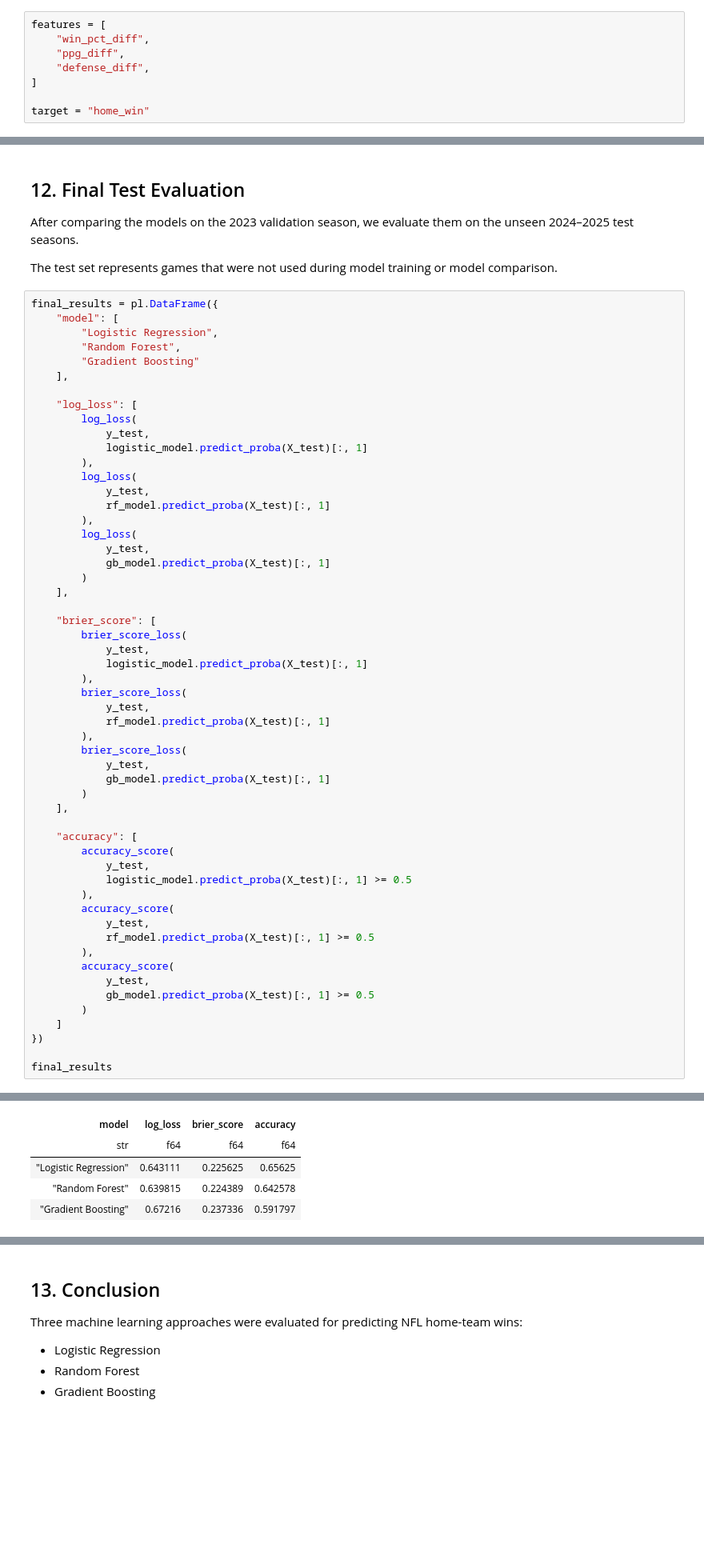
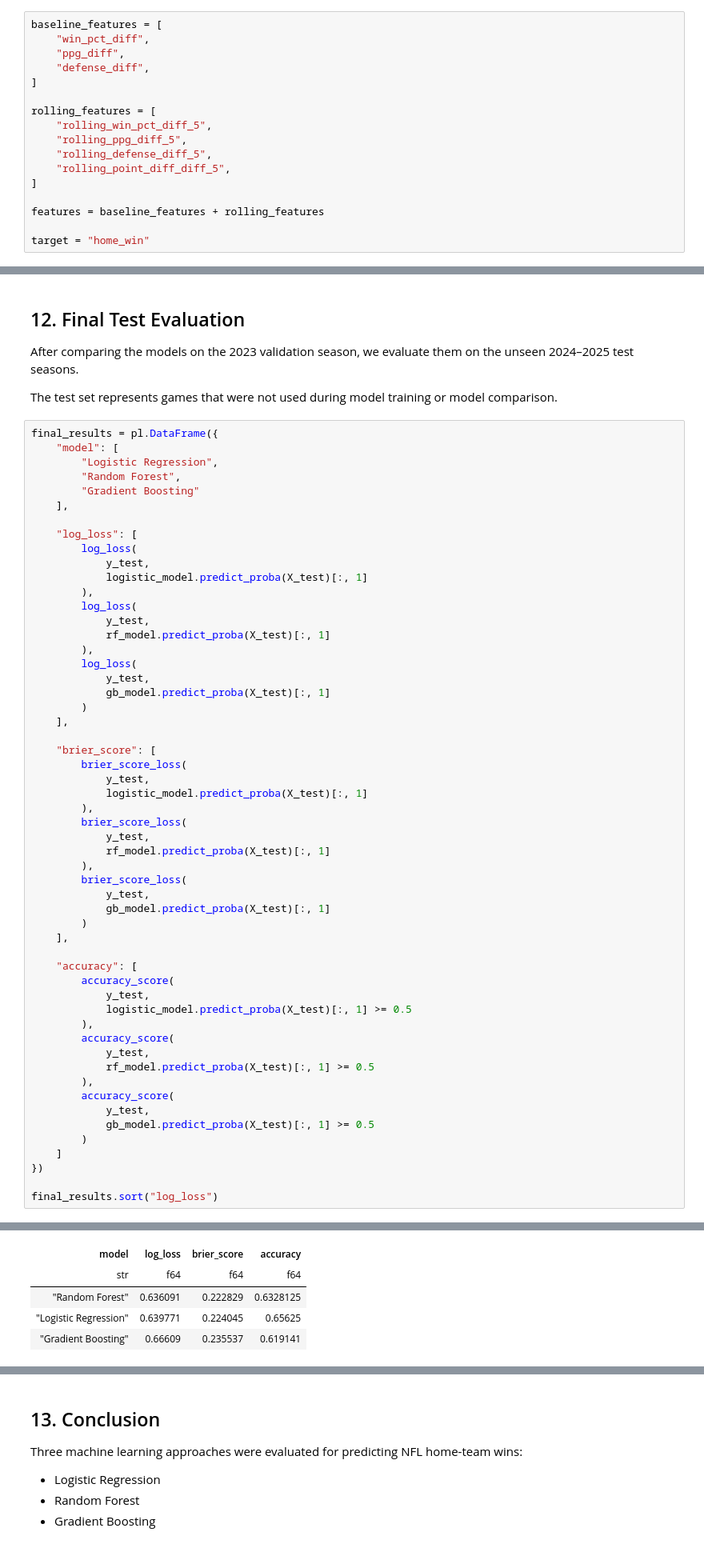
Before and after one commit to Joaquin2108/NFL-GamePredictor, a Jupyter notebook: Notebooks/modeling.ipynb, the cells around one changed output, grey strips where cells are left out. Shown at 80% size. Saved outputs shown, nothing was run; the diff lists cells and outputs as text; blank space fills up the shorter version.

```diff
--- a/Notebooks/modeling.ipynb
+++ b/Notebooks/modeling.ipynb
@@ -65,10 +65,19 @@ The target is:
 - `home_win = 1`: home team won
 - `home_win = 0`: home team lost
 # %%
-features = [
+baseline_features = [
     "win_pct_diff",
     "ppg_diff",
     "defense_diff",
 ]
 
+rolling_features = [
+    "rolling_win_pct_diff_5",
+    "rolling_ppg_diff_5",
+    "rolling_defense_diff_5",
+    "rolling_point_diff_diff_5",
+]
+
+features = baseline_features + rolling_features
+
 target = "home_win"
@@ -347,37 +388,37 @@ final_results = pl.DataFrame({
         brier_score_loss(
             y_test,
             rf_model.predict_proba(X_test)[:, 1]
         ),
         brier_score_loss(
             y_test,
             gb_model.predict_proba(X_test)[:, 1]
         )
     ],
 
     "accuracy": [
         accuracy_score(
             y_test,
             logistic_model.predict_proba(X_test)[:, 1] >= 0.5
         ),
         accuracy_score(
             y_test,
             rf_model.predict_proba(X_test)[:, 1] >= 0.5
         ),
         accuracy_score(
             y_test,
             gb_model.predict_proba(X_test)[:, 1] >= 0.5
         )
     ]
 })
 
-final_results
+final_results.sort("log_loss")
 # %% [output]
 shape: (3, 4)
 | model | log_loss | brier_score | accuracy |
 | str | f64 | f64 | f64 |
-| "Logistic Regression" | 0.643111 | 0.225625 | 0.65625 |
-| "Random Forest" | 0.639815 | 0.224389 | 0.642578 |
-| "Gradient Boosting" | 0.67216 | 0.237336 | 0.591797 |
+| "Random Forest" | 0.636091 | 0.222829 | 0.6328125 |
+| "Logistic Regression" | 0.639771 | 0.224045 | 0.65625 |
+| "Gradient Boosting" | 0.66609 | 0.235537 | 0.619141 |
 # %%
 final_results.sort("log_loss")
 # %% [output]
```
Also changed, not shown: parts of 11 cells of this notebook, 1 other file.
